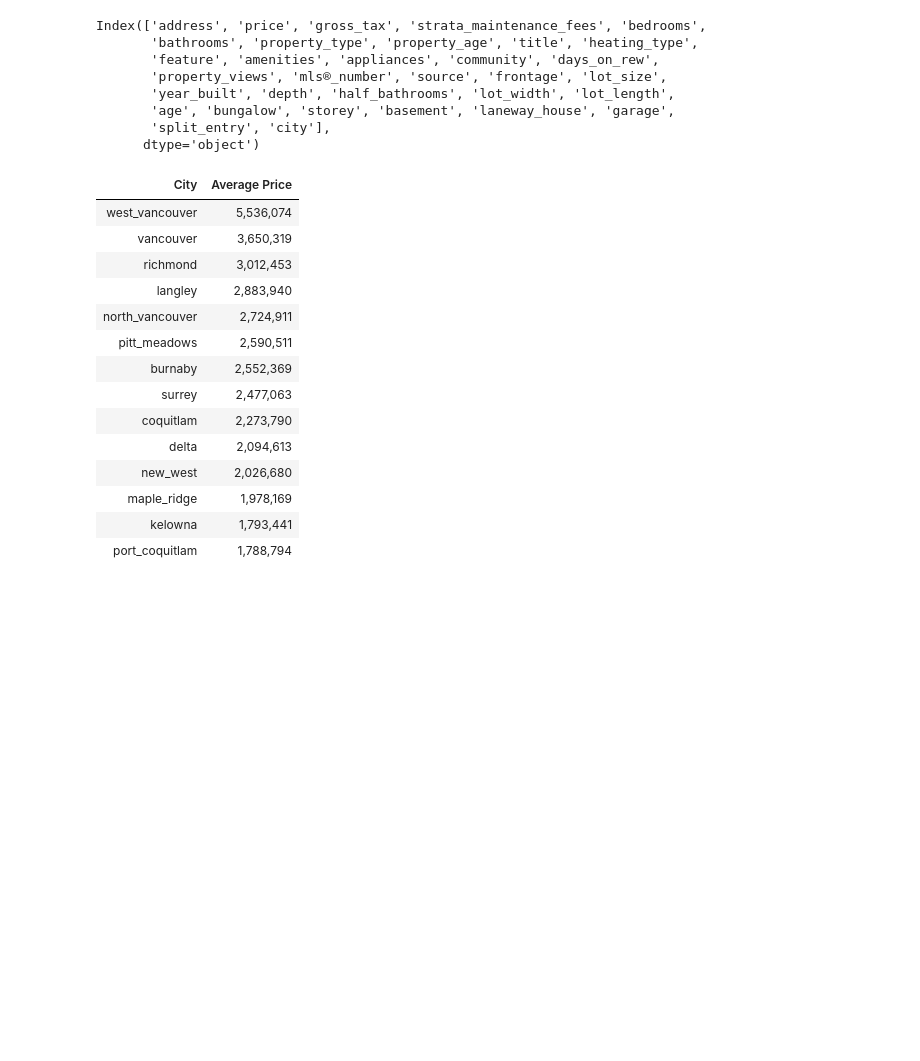
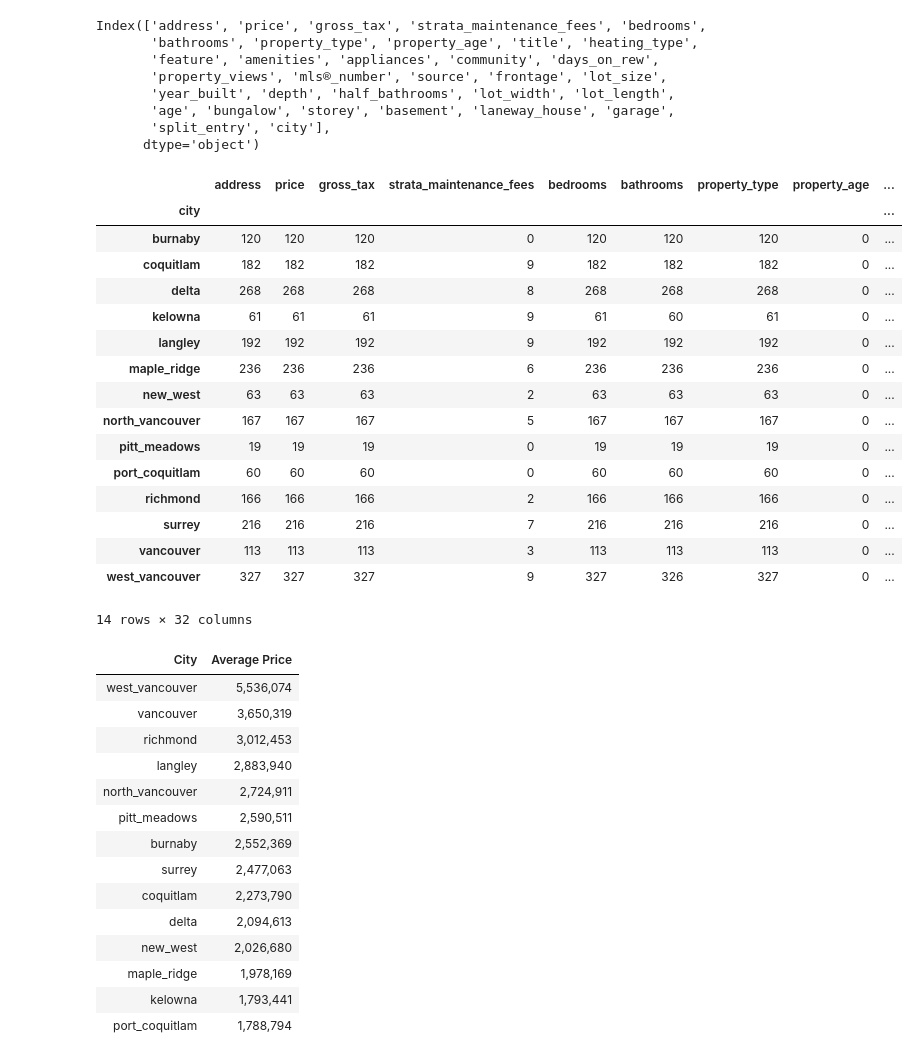
Before and after one commit to Real-Estate-Predictor/Real-Estate-Predictor-V2, a Jupyter notebook: visualize/plots.ipynb, the cells around one changed output. Drawn from its saved outputs; the diff is of its cells as text; code cells hidden in the pictures; blank space fills up the shorter version.

```diff
--- a/visualize/plots.ipynb
+++ b/visualize/plots.ipynb
@@ -127,6 +127,26 @@ Index(['address', 'price', 'gross_tax', 'strata_maintenance_fees', 'bedrooms',
        'age', 'bungalow', 'storey', 'basement', 'laneway_house', 'garage',
        'split_entry', 'city'],
       dtype='object')
+# %%
+clean_combined_data.groupby('city').count()
+# %% [output]
+|  | address | price | gross_tax | strata_maintenance_fees | bedrooms | bathrooms | property_type | property_age | ... |
+| city |  |  |  |  |  |  |  |  | ... |
+| burnaby | 120 | 120 | 120 | 0 | 120 | 120 | 120 | 0 | ... |
+| coquitlam | 182 | 182 | 182 | 9 | 182 | 182 | 182 | 0 | ... |
+| delta | 268 | 268 | 268 | 8 | 268 | 268 | 268 | 0 | ... |
+| kelowna | 61 | 61 | 61 | 9 | 61 | 60 | 61 | 0 | ... |
+| langley | 192 | 192 | 192 | 9 | 192 | 192 | 192 | 0 | ... |
+| maple_ridge | 236 | 236 | 236 | 6 | 236 | 236 | 236 | 0 | ... |
+| new_west | 63 | 63 | 63 | 2 | 63 | 63 | 63 | 0 | ... |
+| north_vancouver | 167 | 167 | 167 | 5 | 167 | 167 | 167 | 0 | ... |
+| pitt_meadows | 19 | 19 | 19 | 0 | 19 | 19 | 19 | 0 | ... |
+| port_coquitlam | 60 | 60 | 60 | 0 | 60 | 60 | 60 | 0 | ... |
+| richmond | 166 | 166 | 166 | 2 | 166 | 166 | 166 | 0 | ... |
+| surrey | 216 | 216 | 216 | 7 | 216 | 216 | 216 | 0 | ... |
+| vancouver | 113 | 113 | 113 | 3 | 113 | 113 | 113 | 0 | ... |
+| west_vancouver | 327 | 327 | 327 | 9 | 327 | 326 | 327 | 0 | ... |
+14 rows × 32 columns
 # %%
 
 from matplotlib.ticker import FuncFormatter
```
Also changed, not shown: parts of 5 cells of this notebook, 1 other file.
